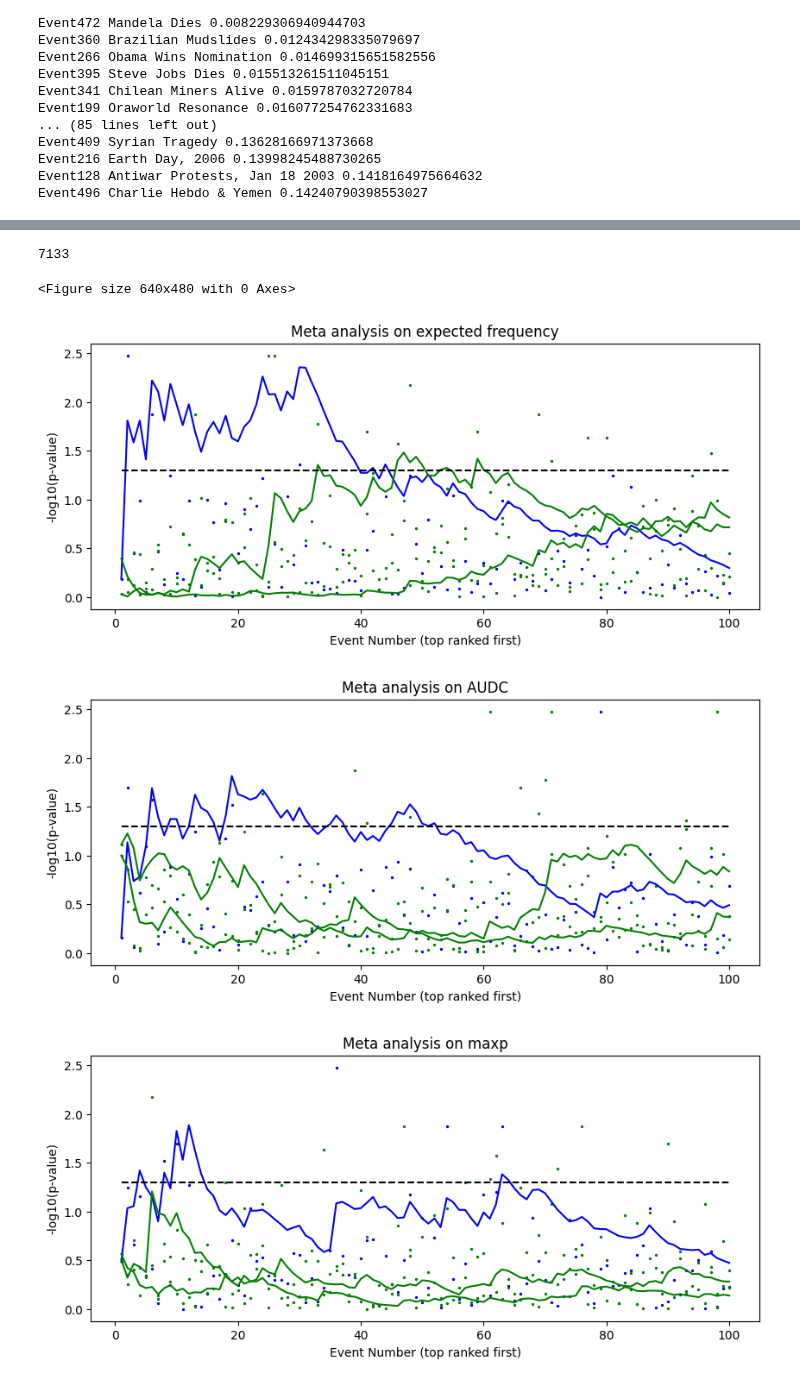
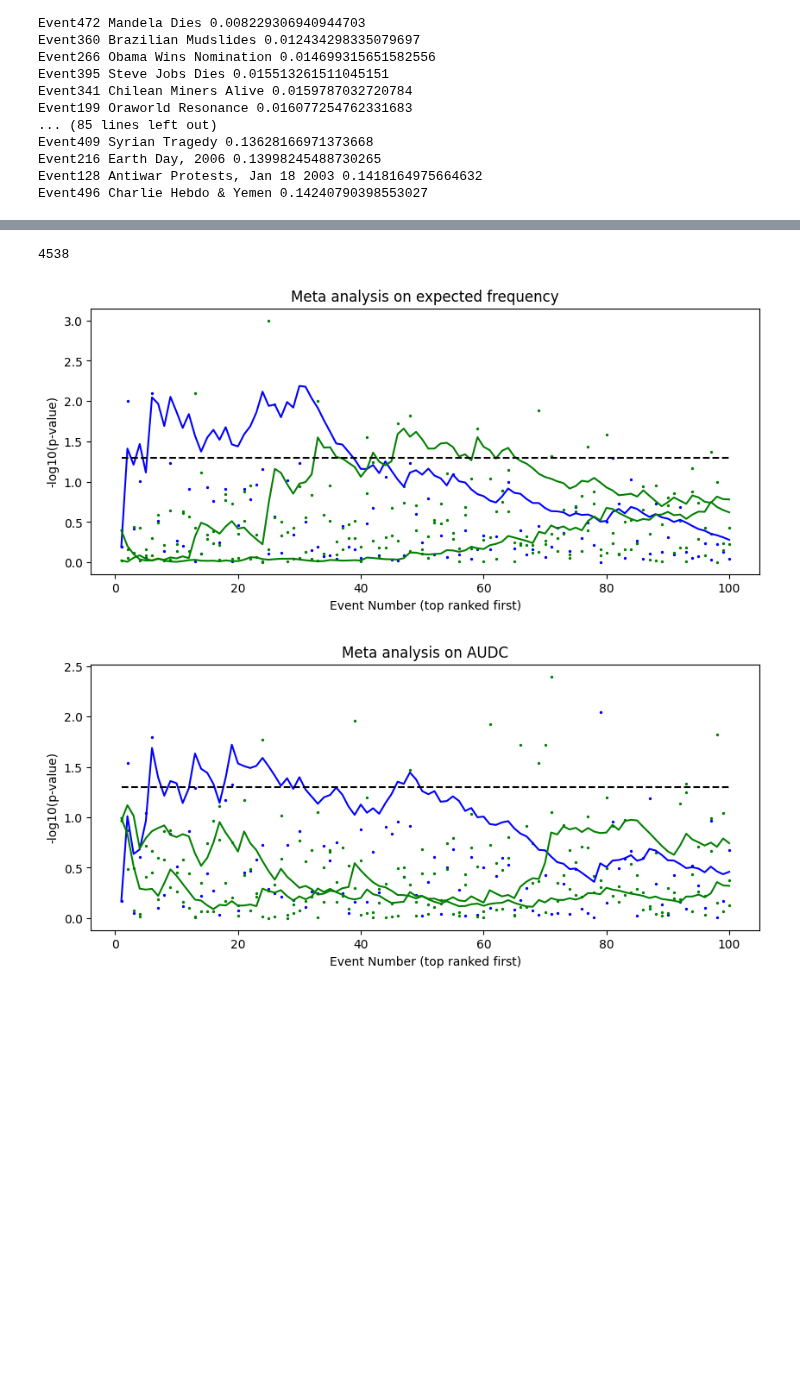
Before and after one commit to AvantiShri/gcp_analysis, a Jupyter notebook: BulkAnalyze_powerspectrum.ipynb, the cells around one changed output, grey strips where cells are left out. Saved outputs shown, nothing was run; the diff lists cells and outputs as text; code cells hidden in the pictures; blank space fills up the shorter version.

Commit message:
Went up to 1000 permutations each

```diff
--- a/BulkAnalyze_powerspectrum.ipynb
+++ b/BulkAnalyze_powerspectrum.ipynb
@@ -136,8 +104,7 @@ from matplotlib import pyplot as plt
 
 %cd /content/drive/MyDrive/GCP_data
 
-NUM_PERMUTATIONS = 300
-FREQSMOOTH = 0.05
+NUM_PERMUTATIONS = 1000
 
 def get_meta_pval(pvals):
   minpval = 1.0/NUM_PERMUTATIONS
@@ -172,18 +139,13 @@ for (event, pval) in events_sorted_by_pval[:100]:
     #plt.plot(np.cumsum(csm1))
     #plt.show()
 
-    (percentile_ef, pval_audc, pval_maxp, ps_tuple) = (
-        perform_powerspectrum_analysis(event+"_"+spanname, csm1, NUM_PERMUTATIONS, FREQSMOOTH))
+    (percentile_ef, pval_audc, ps_tuple) = (
+        perform_powerspectrum_analysis(event+"_"+spanname, csm1, NUM_PERMUTATIONS))
     print(spanname,"ef percentile", percentile_ef)
     print(spanname,"audc pval", pval_audc)
-    print(spanname,"maxd pval", pval_maxp)
     percentiles_ef[spanname].append(percentile_ef)
     pvals_audc[spanname].append(pval_audc)
-    pvals_maxp[spanname].append(pval_maxp)
     ps_tuples[spanname].append(ps_tuple)
-    #print(spanname,"ef meta pval:", get_meta_pval(1-np.array(percentiles_ef[spanname])))
-    #print(spanname,"audc meta pval:", get_meta_pval(pvals_audc[spanname]))
-    #print(spanname,"maxp meta pval:", get_meta_pval(pvals_maxp[spanname]))
 # %% [output]
 /content/drive/MyDrive/GCP_data
 
@@ -210,9 +172,8 @@ prefix = "/content/drive/MyDrive/GCP_data/analysis/nperm"+str(NUM_PERMUTATIONS)+
 #save the pvals
 open(prefix+"percentilesef.json","w").write(json.dumps(percentiles_ef, indent=4))
 open(prefix+"pvalsaudc.json","w").write(json.dumps(pvals_audc, indent=4))
-open(prefix+"pvalsmaxp.json","w").write(json.dumps(pvals_maxp, indent=4))
 # %% [output]
-7133
+4538
 # %%
 #plot how the meta pvalue changes with samples
 
@@ -239,39 +200,32 @@ def make_meta_trend_plot(title, test_pvals, control1_pvals, control2_pvals):
   theslice = slice(min_meta-1, max_meta)
 
   handles = []
 
   handles.append(plt.scatter(xaxis, -np.log10(test_pvals[theslice]), color="blue", s=2))
   handles.append(plt.scatter(xaxis, -np.log10(control1_pvals[theslice]), color="green", s=2))
   plt.scatter(xaxis, -np.log10(control2_pvals[theslice]), color="green", s=2)
 
   handles.append(plt.plot(xaxis, test_metapvals[theslice], color="blue"))
   handles.append(plt.plot(xaxis, control1_metapvals[theslice], color="green"))
   plt.plot(xaxis, control2_metapvals[theslice], color="green")
 
   plt.plot([min(xaxis), max(xaxis)], [-np.log10(0.05), -np.log10(0.05)],
            color="black", linestyle="--")
 
   plt.xlabel("Event Number (top ranked first)")
   plt.ylabel("-log10(p-value)")
   plt.title(title)
   plt.show()
 
 make_meta_trend_plot("Meta analysis on expected frequency",
                      test_pvals=1-np.array(percentiles_ef["test"]),
                      control1_pvals=1-np.array(percentiles_ef["control1"]),
                      control2_pvals=1-np.array(percentiles_ef["control2"]))
 
 make_meta_trend_plot("Meta analysis on AUDC",
                      test_pvals=np.array(pvals_audc["test"]),
                      control1_pvals=np.array(pvals_audc["control1"]),
                      control2_pvals=1-np.array(pvals_audc["control2"]))
-
-make_meta_trend_plot("Meta analysis on maxp",
-                     test_pvals=np.array(pvals_maxp["test"]),
-                     control1_pvals=np.array(pvals_maxp["control1"]),
-                     control2_pvals=1-np.array(pvals_maxp["control2"]))
 # %% [output]
-<Figure size 640x480 with 0 Axes>
-[figure, old version]
+[figure, new version]
-[figure, old version]
+[figure, new version]
-[figure, removed]
```
Also changed, not shown: parts of 2 cells of this notebook.
